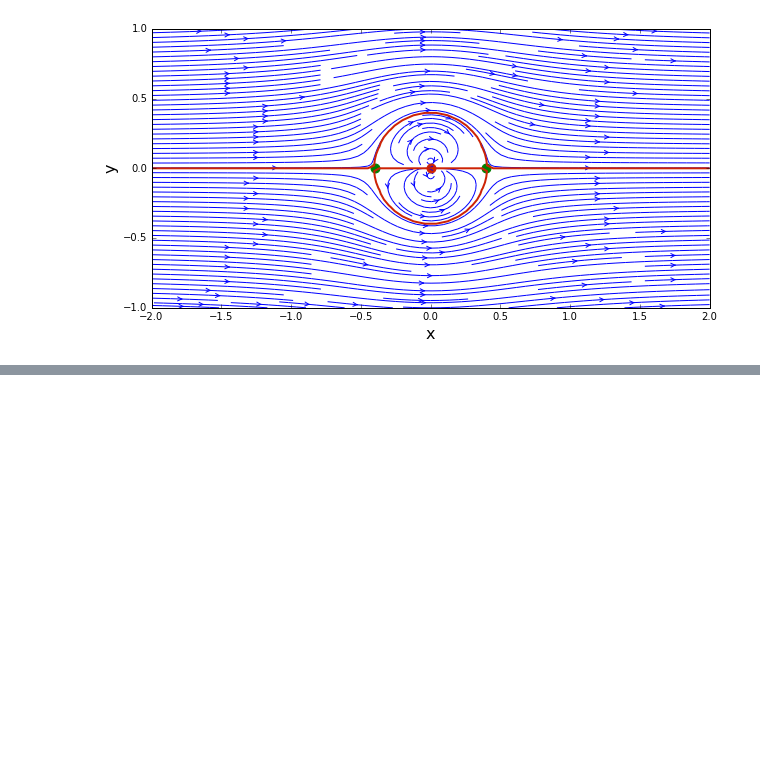
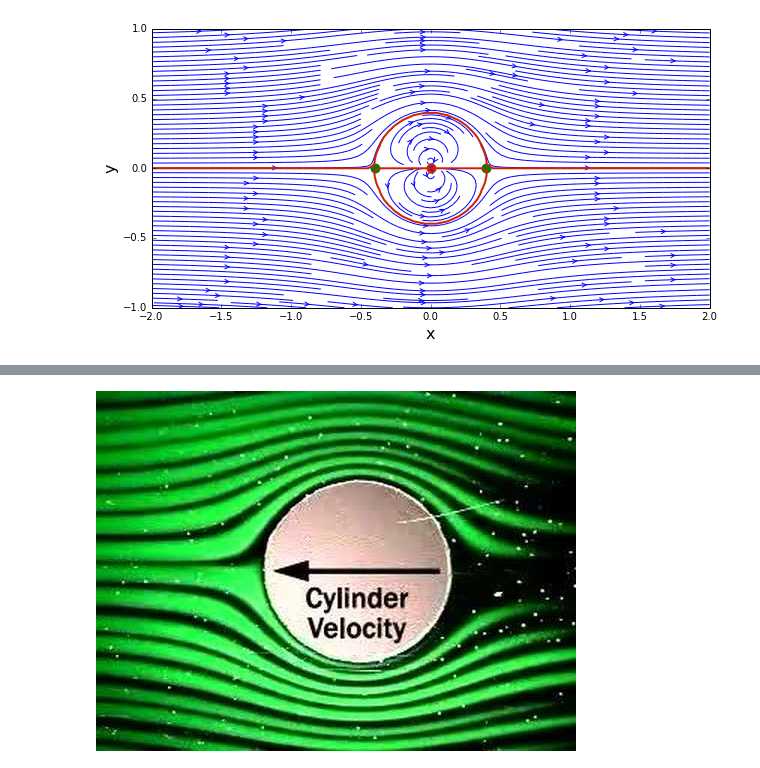
Before and after one commit to jennakosborn/mae6226, a Jupyter notebook: Lesson03.ipynb, the cells around one changed output, grey strips where cells are left out. Cells and saved outputs as stored; diff of their text form; code cells hidden in the pictures; blank space fills up the shorter version.

```diff
--- a/Lesson03.ipynb
+++ b/Lesson03.ipynb
@@ -137,0 +206,5 @@ pyplot.scatter([x_stagn1, x_stagn2], [y_stagn1, y_stagn2], color = 'g', s=80, ma
+# %%
+from IPython.display import YouTubeVideo
+YouTubeVideo('rbMx2NMqyuI')
+# %% [output]
+[figure, added]
```
Also changed, not shown: parts of 9 cells of this notebook.
